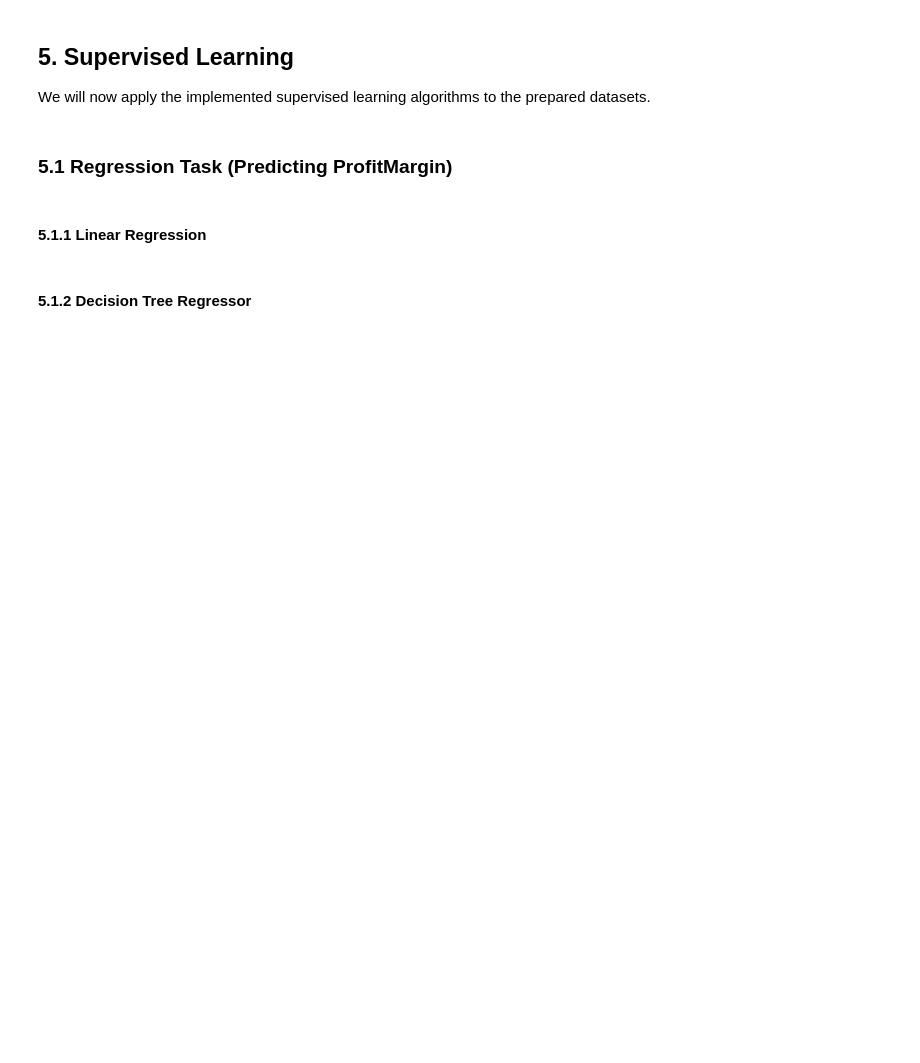
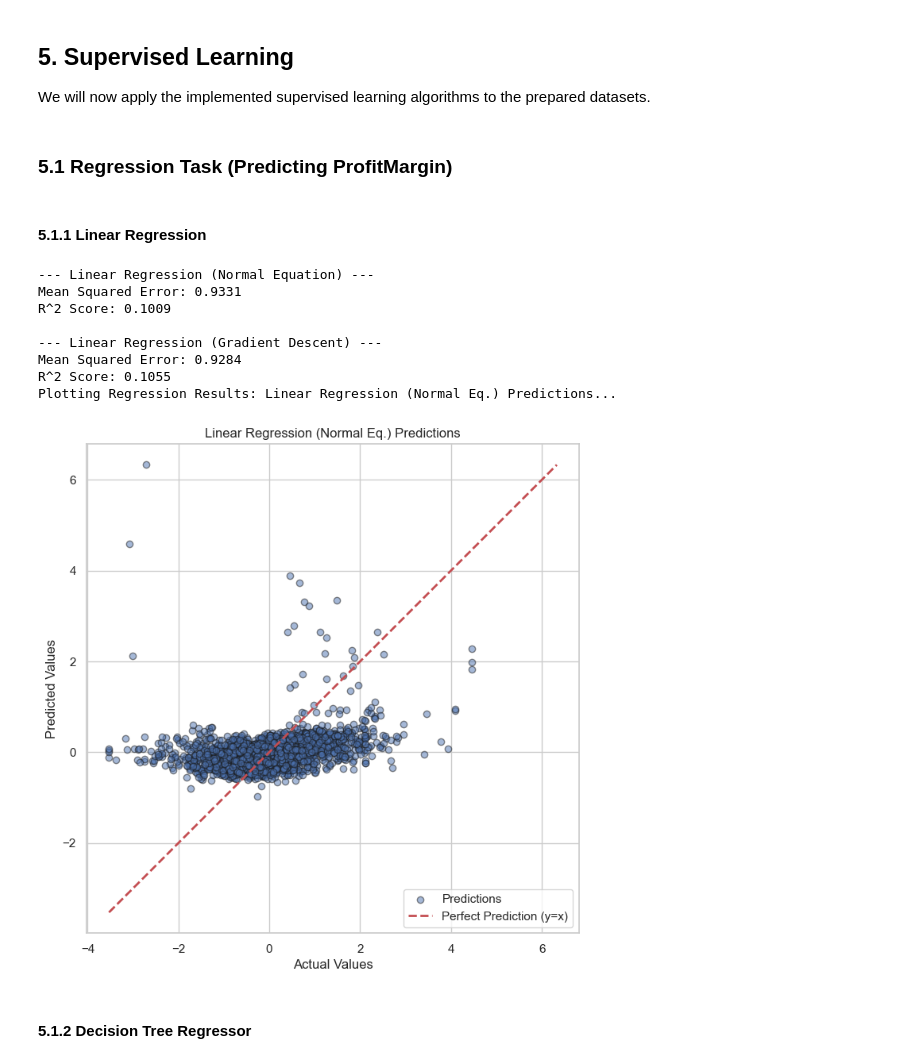
Before and after one commit to nargessdnd/CMOR_Final_Project, a Jupyter notebook: ESG_Financial_Analysis.ipynb, the cells around one changed output. Cells and saved outputs as stored; diff of their text form; code cells hidden in the pictures; blank space fills up the shorter version.

```diff
--- a/ESG_Financial_Analysis.ipynb
+++ b/ESG_Financial_Analysis.ipynb
@@ -272,35 +446,45 @@ We will now apply the implemented supervised learning algorithms to the prepared
 # %% [markdown]
 #### 5.1.1 Linear Regression
 # %%
+regression_results = {} # Initialize dict to store results
+
 if 'X_reg_train' in locals() and X_reg_train is not None:
-    # Using Normal Equation (default)
+    print("--- Linear Regression (Normal Equation) ---")
     lr_normal = LinearRegression(method='normal_equation')
     lr_normal.fit(X_reg_train, y_reg_train)
     y_reg_pred_normal = lr_normal.predict(X_reg_test)
     mse_normal = mean_squared_error(y_reg_test, y_reg_pred_normal)
     r2_normal = r2_score(y_reg_test, y_reg_pred_normal)
-    print("--- Linear Regression (Normal Equation) ---")
     print(f"Mean Squared Error: {mse_normal:.4f}")
     print(f"R^2 Score: {r2_normal:.4f}")
+    regression_results['Linear Regression (Normal Eq.)'] = {'MSE': mse_normal, 'R2': r2_normal}
 
-    # Using Gradient Descent
+    print("\n--- Linear Regression (Gradient Descent) ---")
+    # Scale learning rate based on number of features if needed, or tune it
     lr_gd = LinearRegression(method='gradient_descent', learning_rate=0.01, n_iterations=1000)
-    lr_gd.fit(X_reg_train.values, y_reg_train.values) # .values might be needed if fit expects numpy
+    # Ensure data is numpy for GD implementation if necessary
+    lr_gd.fit(X_reg_train.values, y_reg_train.values)
     y_reg_pred_gd = lr_gd.predict(X_reg_test.values)
     mse_gd = mean_squared_error(y_reg_test, y_reg_pred_gd)
     r2_gd = r2_score(y_reg_test, y_reg_pred_gd)
-    print("\n--- Linear Regression (Gradient Descent) ---")
     print(f"Mean Squared Error: {mse_gd:.4f}")
     print(f"R^2 Score: {r2_gd:.4f}")
-
-    # Store results for comparison
-    regression_results = {'Linear Regression (Normal Eq.)': {'MSE': mse_normal, 'R2': r2_normal},
-                         'Linear Regression (GD)': {'MSE': mse_gd, 'R2': r2_gd}}
+    regression_results['Linear Regression (GD)'] = {'MSE': mse_gd, 'R2': r2_gd}
 
     # Visualization (Actual vs Predicted for Normal Equation)
-    plot_regression_results(y_reg_test, y_reg_pred_normal, 'Linear Regression (Normal Eq.)')
+    plot_regression_results(y_reg_test, y_reg_pred_normal, 'Linear Regression (Normal Eq.) Predictions')
 else:
     print("Regression data not prepared. Skipping Linear Regression.")
+# %% [output]
+--- Linear Regression (Normal Equation) ---
+Mean Squared Error: 0.9331
+R^2 Score: 0.1009
+
+--- Linear Regression (Gradient Descent) ---
+Mean Squared Error: 0.9284
+R^2 Score: 0.1055
+Plotting Regression Results: Linear Regression (Normal Eq.) Predictions...
+[figure, added]
 # %% [markdown]
 #### 5.1.2 Decision Tree Regressor
 # %%
```
Also changed, not shown: parts of 44 cells of this notebook, 4 other files.
